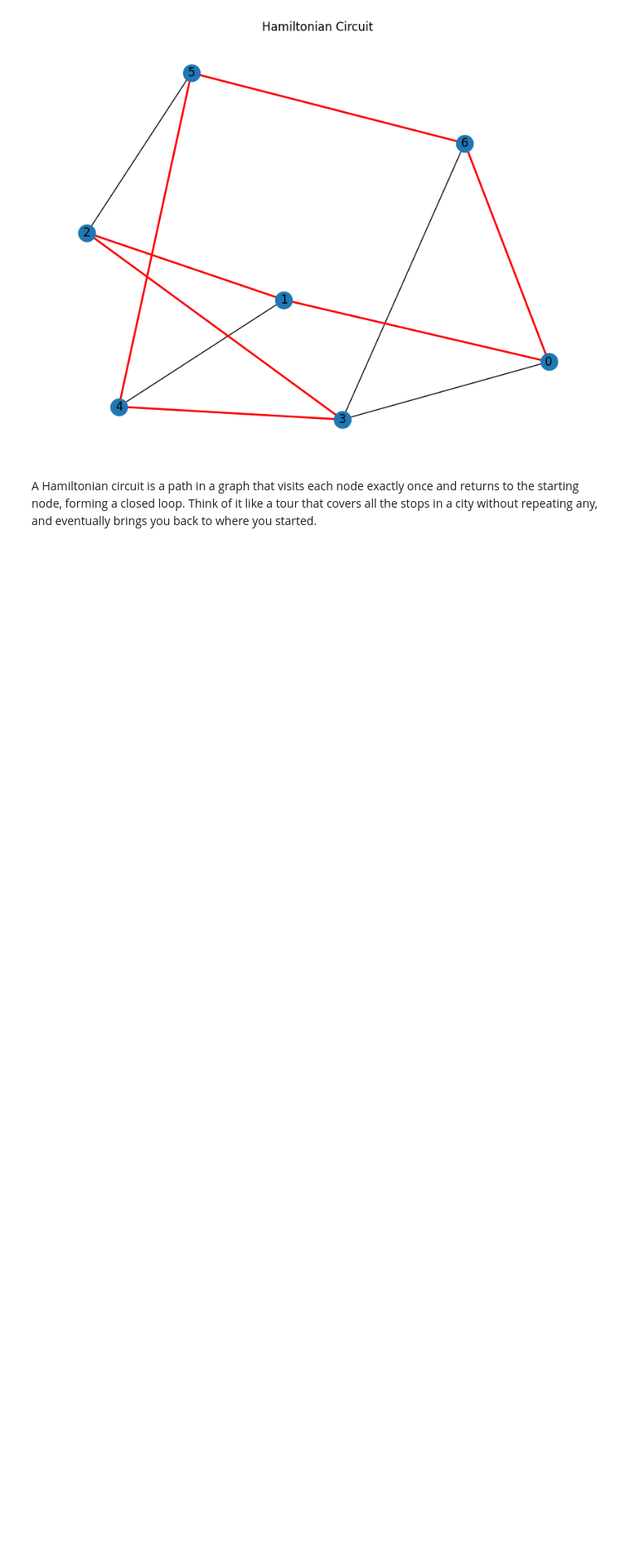
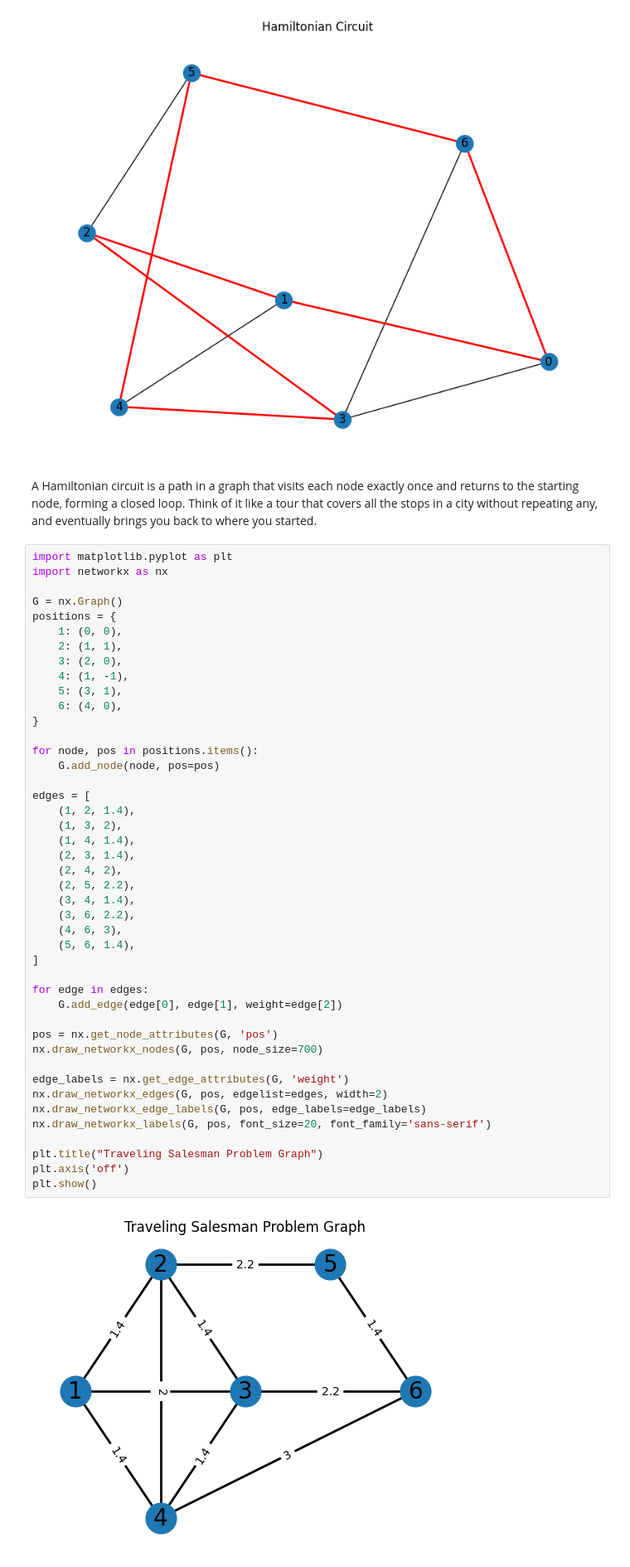
Before and after one commit to GrayHamZ/Discrete_Math_2, a Jupyter notebook: Assignment_Answers_Diputado/Lecture_3_Assignment.ipynb, the cells around one changed output. Shown: that part at 83% size. Drawn from its saved outputs; the diff is of its cells as text; blank space fills up the shorter version.

```diff
--- a/Assignment_Answers_Diputado/Lecture_3_Assignment.ipynb
+++ b/Assignment_Answers_Diputado/Lecture_3_Assignment.ipynb
@@ -345,3 +345,49 @@ plt.show()
 [figure]
 # %% [markdown]
 A Hamiltonian circuit is a path in a graph that visits each node exactly once and returns to the starting node, forming a closed loop. Think of it like a tour that covers all the stops in a city without repeating any, and eventually brings you back to where you started.
+# %%
+import matplotlib.pyplot as plt
+import networkx as nx
+
+G = nx.Graph()
+positions = {
+    1: (0, 0),
+    2: (1, 1),
+    3: (2, 0),
+    4: (1, -1),
+    5: (3, 1),
+    6: (4, 0),
+}
+
+for node, pos in positions.items():
+    G.add_node(node, pos=pos)
+
+edges = [
+    (1, 2, 1.4),
+    (1, 3, 2),
+    (1, 4, 1.4),
+    (2, 3, 1.4),
+    (2, 4, 2),
+    (2, 5, 2.2),
+    (3, 4, 1.4),
+    (3, 6, 2.2),
+    (4, 6, 3),
+    (5, 6, 1.4),
+]
+
+for edge in edges:
+    G.add_edge(edge[0], edge[1], weight=edge[2])
+
+pos = nx.get_node_attributes(G, 'pos')
+nx.draw_networkx_nodes(G, pos, node_size=700)
+
+edge_labels = nx.get_edge_attributes(G, 'weight')
+nx.draw_networkx_edges(G, pos, edgelist=edges, width=2)
+nx.draw_networkx_edge_labels(G, pos, edge_labels=edge_labels)
+nx.draw_networkx_labels(G, pos, font_size=20, font_family='sans-serif')
+
+plt.title("Traveling Salesman Problem Graph")
+plt.axis('off')
+plt.show()
+# %% [output]
+[figure, added]
```
Also changed, not shown: parts of 1 cell of this notebook.
